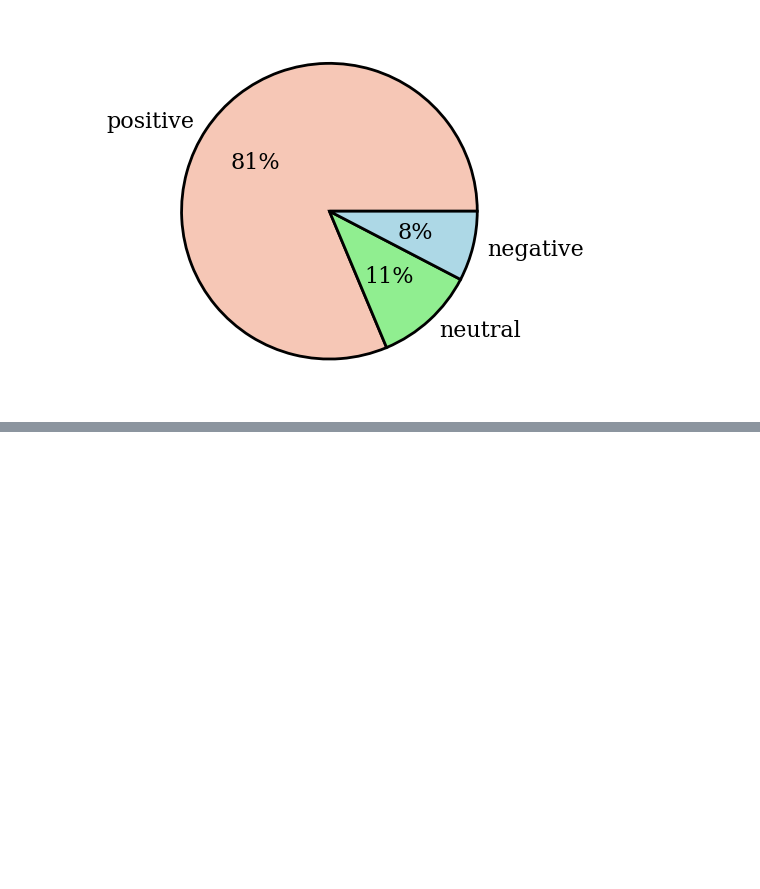
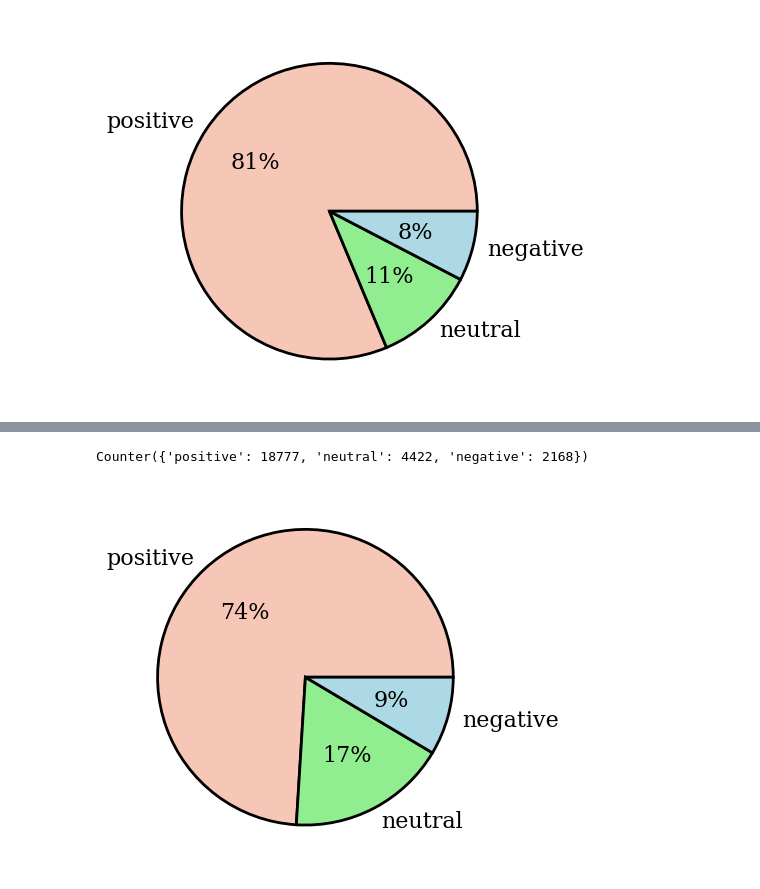
Before and after one commit to usc-sail/SAIM-ADS, a Jupyter notebook: notebooks/ads_distribution_data_tone_social_message.ipynb, the cells around one changed output, grey strips where cells are left out. Cells and saved outputs as stored; diff of their text form; code cells hidden in the pictures; blank space fills up the shorter version.

```diff
--- a/notebooks/ads_distribution_data_tone_social_message.ipynb
+++ b/notebooks/ads_distribution_data_tone_social_message.ipynb
@@ -241,0 +279,15 @@ plt.savefig(filename,dpi=300)
+# %%
+#pie chart for ending tone distribution across all annotators
+
+ending_tone_counter=Counter(end_tone_annot_list)
+print(ending_tone_counter)
+keys=list(ending_tone_counter.keys())
+values=[ending_tone_counter[k] for k in keys]
+wp = {'linewidth': 2, 'edgecolor': 'black'}
+plt.pie(values, labels=keys, colors=palette_colors, autopct='%.0f%%',  wedgeprops=wp)
+
+filename=os.path.join(folder,"ending_tone_annotator_wise_label_distribution.png")
+plt.savefig(filename,dpi=300)
+# %% [output]
+Counter({'positive': 18777, 'neutral': 4422, 'negative': 2168})
+[figure, added]
```
Also changed, not shown: parts of 3 cells of this notebook, 9 other files.
